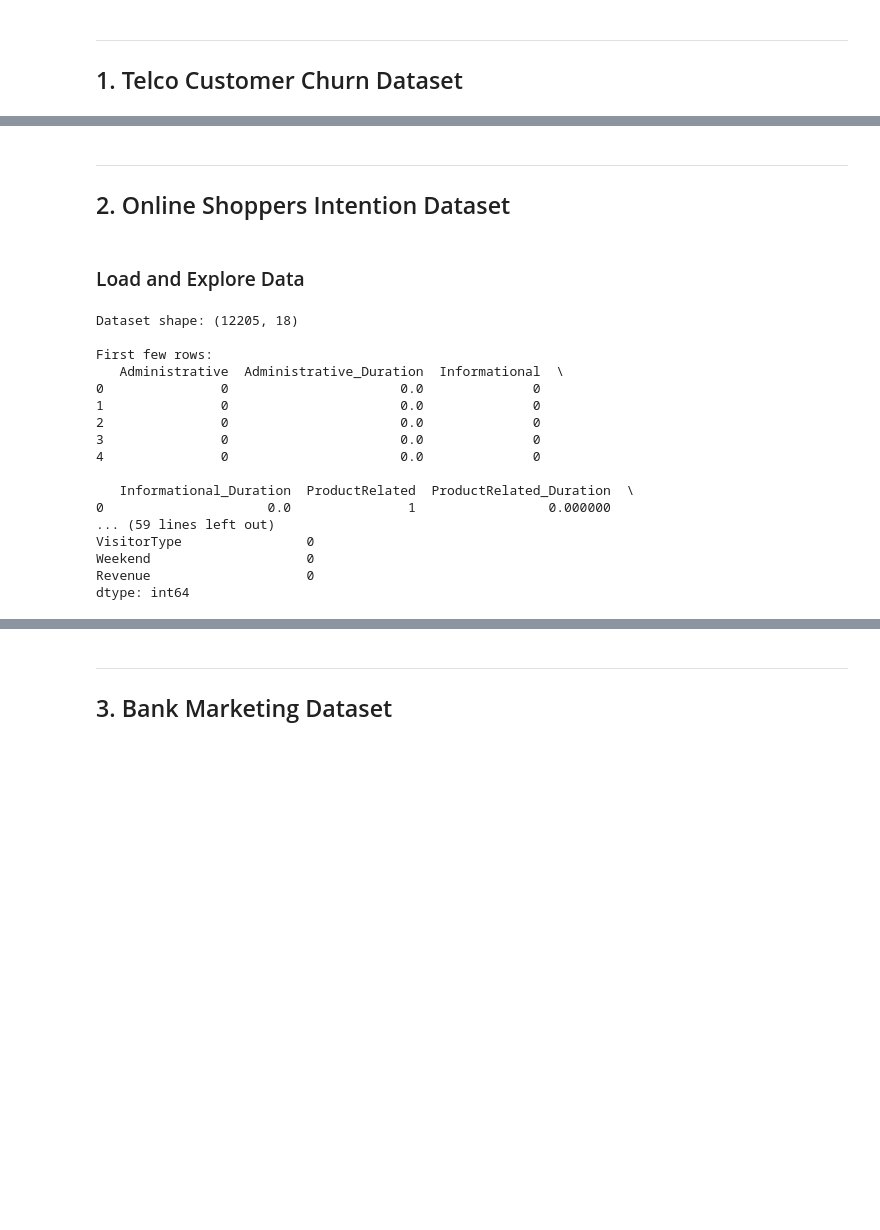
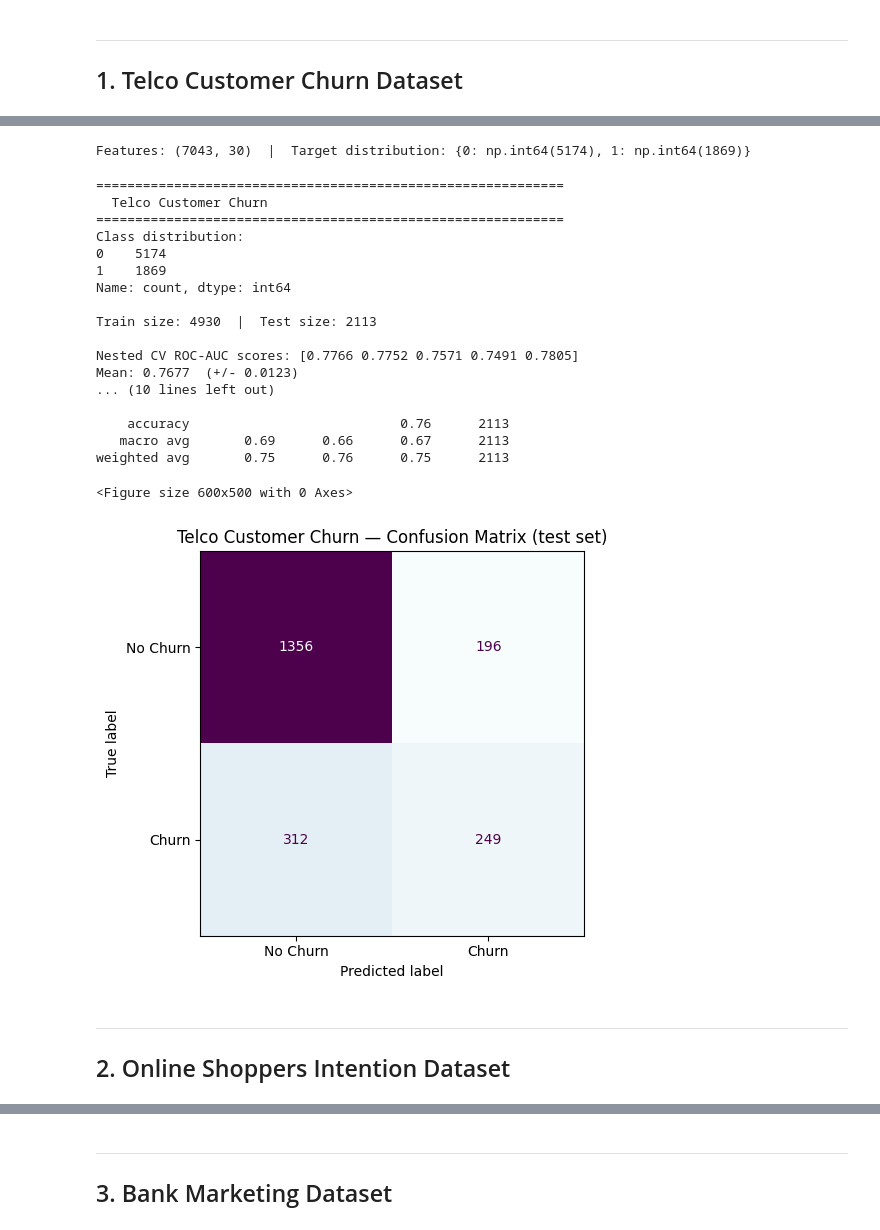
Before and after one commit to johannes3502/customer-decision-prediction, a Jupyter notebook: src/knn_analysis.ipynb, the cells around one changed output, grey strips where cells are left out. Saved outputs shown, nothing was run; the diff lists cells and outputs as text; code cells hidden in the pictures; blank space fills up the shorter version.

```diff
--- a/src/knn_analysis.ipynb
+++ b/src/knn_analysis.ipynb
@@ -30,0 +46,8 @@ Libraries imported successfully!
+# %%
+def encode_features(X):
+    """One-hot encode remaining categorical/bool columns and clip negatives to 0."""
+    cat_cols = X.select_dtypes(include=['object', 'str', 'bool']).columns.tolist()
+    if cat_cols:
+        X = pd.get_dummies(X, columns=cat_cols, drop_first=True, dtype=float)
+    X = X.astype(float).clip(lower=0)
+    return X
@@ -189,0 +187,4 @@ Actual
+# %%
+df_telco = pd.read_csv('telco_clean.csv')
+print(f'Shape: {df_telco.shape}')
+print(df_telco.head())
@@ -190,36 +209,38 @@ Actual
+# %%
+X_telco = df_telco.drop(columns=['customerID', 'Churn'])
+y_telco = df_telco['Churn'].values
+
+X_telco = encode_features(X_telco)
+
+print(f'Features: {X_telco.shape}  |  Target distribution: {dict(pd.Series(y_telco).value_counts())}')
+# %% [output]
+Features: (7043, 30)  |  Target distribution: {0: np.int64(5174), 1: np.int64(1869)}
+# %%
+results_telco = run_knn_pipeline(
+    X_telco.values, y_telco,
+    dataset_name='Telco Customer Churn',
+    class_labels=['No Churn', 'Churn'],
+)
+# %% [output]
+============================================================
+  Telco Customer Churn
+============================================================
+Class distribution:
+0    5174
+1    1869
+Name: count, dtype: int64
+
+Train size: 4930  |  Test size: 2113
+
+Nested CV ROC-AUC scores: [0.7766 0.7752 0.7571 0.7491 0.7805]
+Mean: 0.7677  (+/- 0.0123)
+... (10 lines left out)
+
+    accuracy                           0.76      2113
+   macro avg       0.69      0.66      0.67      2113
+weighted avg       0.75      0.76      0.75      2113
+<Figure size 600x500 with 0 Axes>
+[figure, added]
 # %% [markdown]
 ---
 ## 2. Online Shoppers Intention Dataset
-# %% [markdown]
-### Load and Explore Data
-# %%
-online_path = "online_shoppers_intention.csv"
-df_online = pd.read_csv(ECOM_PATH)
-
-print(f"Dataset shape: {df_online.shape}")
-print(f"\nFirst few rows:")
-print(df_online.head())
-print(f"\nColumn names:")
-print(df_online.columns.tolist())
-print(f"\nData types:")
-print(df_online.dtypes)
-print(f"\nMissing values:")
-print(df_online.isnull().sum())
-# %% [output]
-Dataset shape: (12205, 18)
-
-First few rows:
-   Administrative  Administrative_Duration  Informational  \
-0               0                      0.0              0
-1               0                      0.0              0
-2               0                      0.0              0
-3               0                      0.0              0
-4               0                      0.0              0
-
-   Informational_Duration  ProductRelated  ProductRelated_Duration  \
-0                     0.0               1                 0.000000
-... (59 lines left out)
-VisitorType                0
-Weekend                    0
-Revenue                    0
-dtype: int64
```
Also changed, not shown: parts of 45 cells of this notebook.
